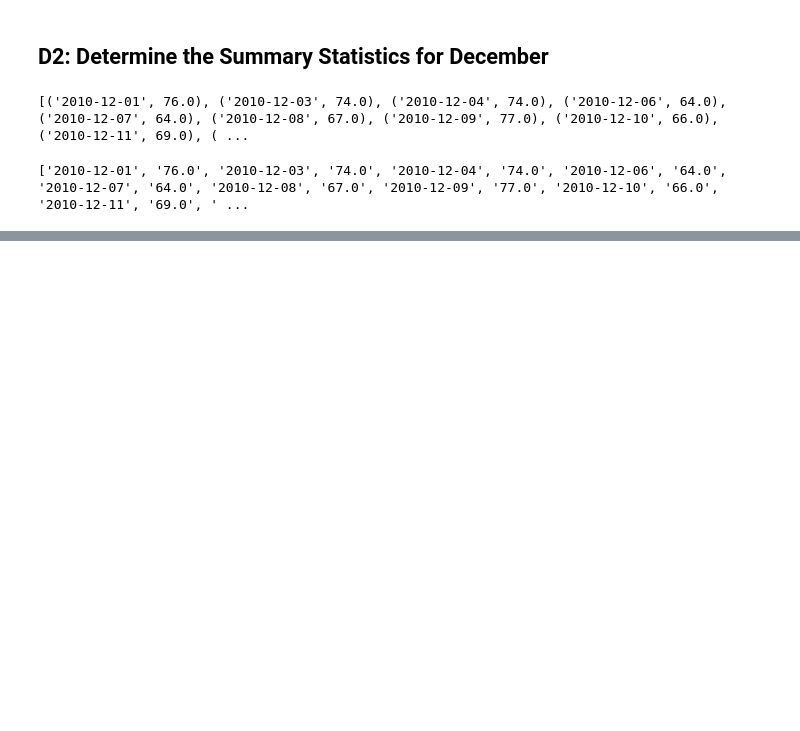
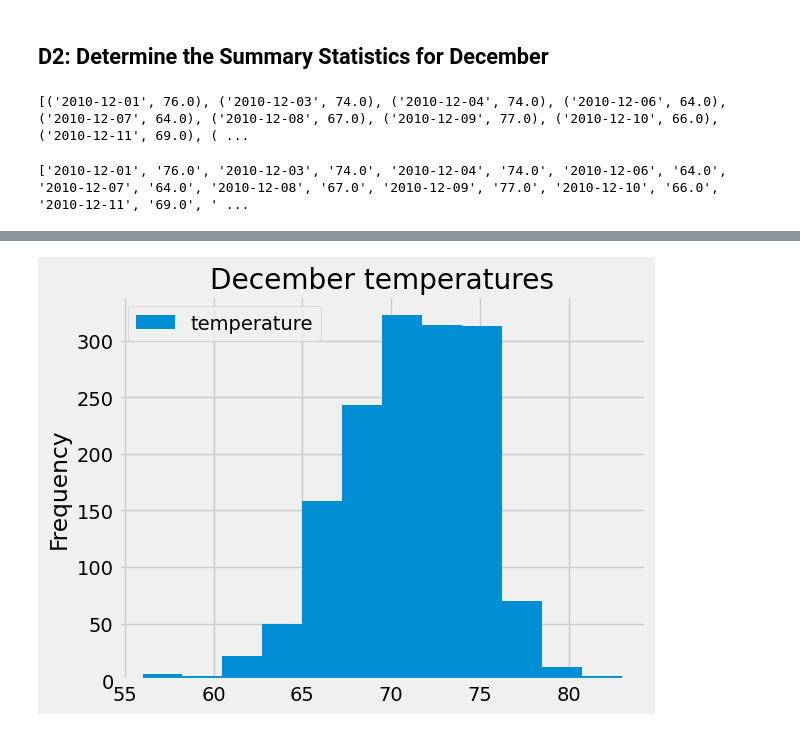
Before and after one commit to EBolinVA/Surfs_Up, a Jupyter notebook: Resources/SurfsUp_Challenge.ipynb, the cells around one changed output, grey strips where cells are left out. Cells and saved outputs as stored; diff of their text form; code cells hidden in the pictures; blank space fills up the shorter version.

Commit message:
added histograms to challenge code and created images for each

```diff
--- a/Resources/SurfsUp_Challenge.ipynb
+++ b/Resources/SurfsUp_Challenge.ipynb
@@ -134,3 +134,13 @@ Dec_df.describe()
 | max | 83.000000 |
 # %%
 # 10. Return to your challenge instructions to compare your summary statistics
+# %%
+%matplotlib inline
+from matplotlib import style
+style.use('fivethirtyeight')
+import matplotlib.pyplot as plt
+# %%
+Dec_df.plot.hist(bins=12, title="December temperatures", xlabel="temperature")
+plt.tight_layout()
+# %% [output]
+[figure, added]
```
Also changed, not shown: parts of 5 cells of this notebook, 5 other files.
